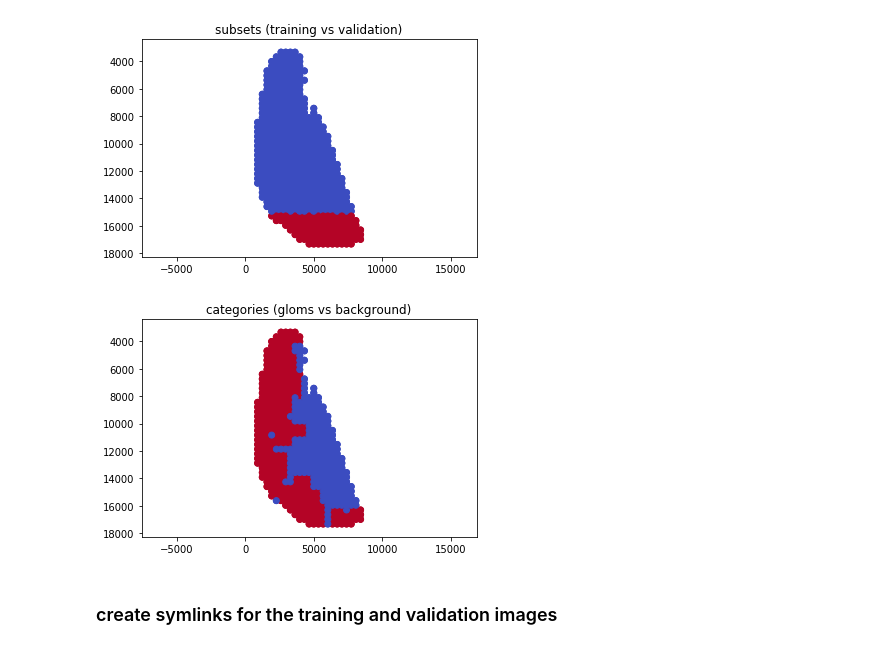
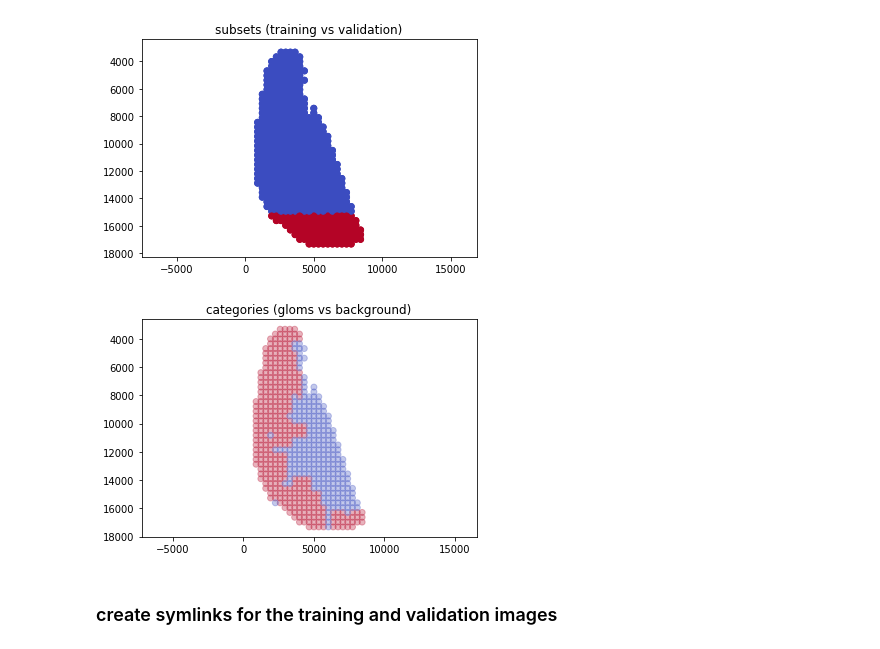
Before and after one commit to DSLituiev/slideslicer, a Jupyter notebook: notebooks/demo-read-slide.ipynb, the cells around one changed output. Cells and saved outputs as stored; diff of their text form; code cells hidden in the pictures.

```diff
--- a/notebooks/demo-read-slide.ipynb
+++ b/notebooks/demo-read-slide.ipynb
@@ -438,7 +437,7 @@ for ii, (xc, yc) in enumerate(points):
 
 #     condition = (patch_rois.name =='glom').any()
     # count it a 'positive' if it has more 4 or more pixels with gloms
-    condition = patch_rois[(patch_rois.name =='glom')].area.sum() > 4
+    condition = patch_rois[(patch_rois.name !='tissue')].area.sum() > 4
     category = 'glom' if condition else 'backgr'
 
     patch_img.save('{}/all/{}/{}-x{:d}-y{:d}.png'.format(outdir, category, slide_id, xc, yc))
@@ -525,11 +529,13 @@ plt.title('subsets (training vs validation)');
 # %%
-plt.scatter(df_files.x, df_files.y, c=df_files.category.cat.codes, cmap='coolwarm')
-plt.scatter(df_files.x, df_files.y, c=df_files.category.cat.codes, cmap='coolwarm')
+# plt.scatter(df_files.x, df_files.y, c=df_files.category.cat.codes, cmap='coolwarm')
+plt.scatter(df_files.x, df_files.y,
+            c=df_files.category.cat.codes.astype(float),
+            cmap='coolwarm', alpha=0.3)
 plt.axis('equal');
 plt.gca().invert_yaxis() # y=0 is on top for images
 plt.title('categories (gloms vs background)');
 # %% [output]
-[figure, old version]
+[figure, new version]
 # %% [markdown]
 ### create symlinks for the training and validation images
 # %%
```
Also changed, not shown: parts of 17 cells of this notebook.
